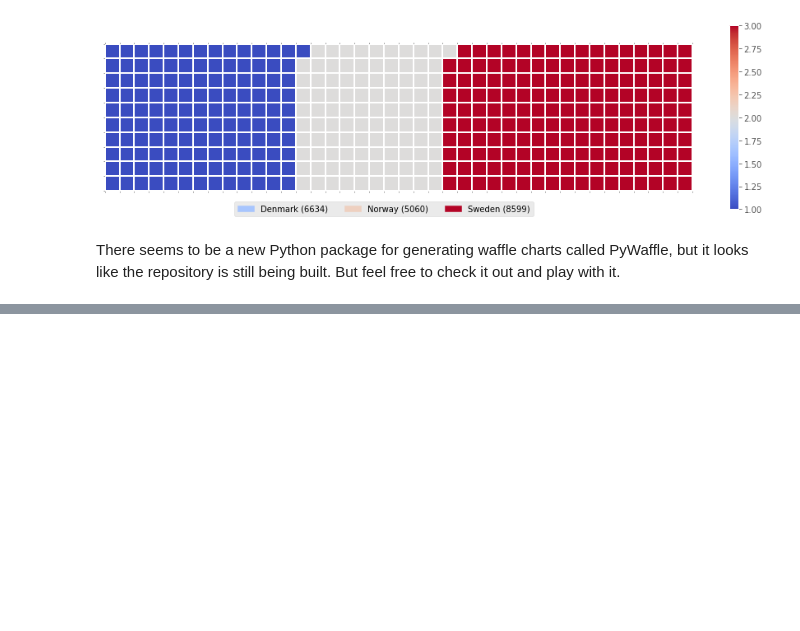
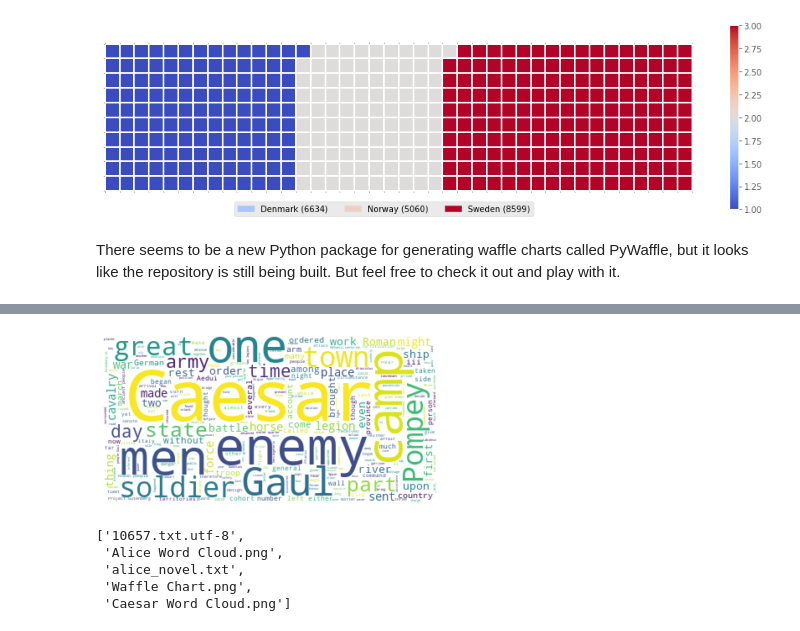
Before and after one commit to Gus-Viola/IBM-DV0101EN, a Jupyter notebook: 03 Module 3.ipynb, the cells around one changed output, grey strips where cells are left out. Drawn from its saved outputs; the diff is of its cells as text; code cells hidden in the pictures; blank space fills up the shorter version.

```diff
--- a/03 Module 3.ipynb
+++ b/03 Module 3.ipynb
@@ -380,0 +471,26 @@ There seems to be a new Python package for generating waffle charts called PyWaf
+# %%
+caesar_wc = WordCloud(
+    background_color='white',
+    max_words=20000,
+    stopwords=stopwords
+)
+
+caesar_wc.generate(caesar_novel)
+
+plt.imshow(caesar_wc, interpolation='bilinear')
+plt.axis('off')
+
+plt.savefig(ExportPath+"Caesar Word Cloud.png")
+
+# plt.show()
+# show is not necessary here. Also, notice that the cloud below focuses on how important Caesar was
+# %% [output]
+[figure, added]
+# %%
+os.listdir(ExportPath)
+# %% [output]
+['10657.txt.utf-8',
+ 'Alice Word Cloud.png',
+ 'alice_novel.txt',
+ 'Waffle Chart.png',
+ 'Caesar Word Cloud.png']
```
Also changed, not shown: parts of 30 cells of this notebook, 16 other files.
